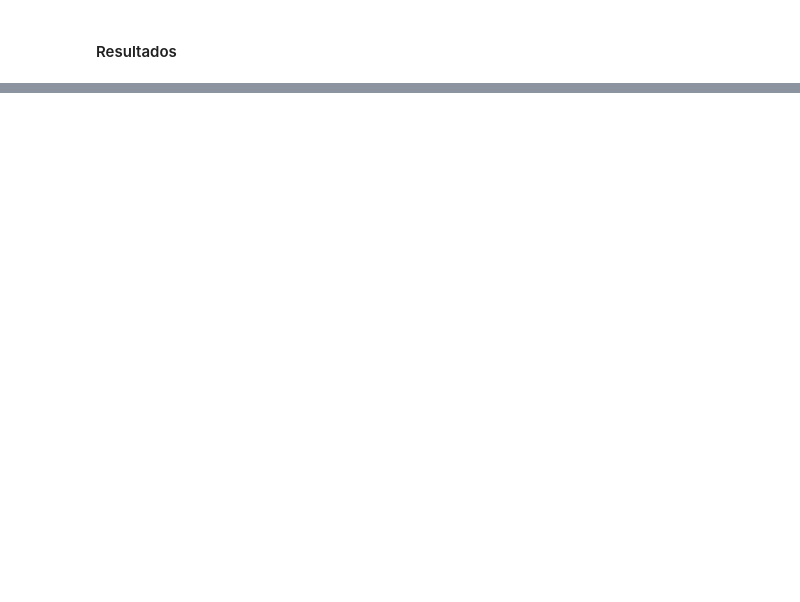
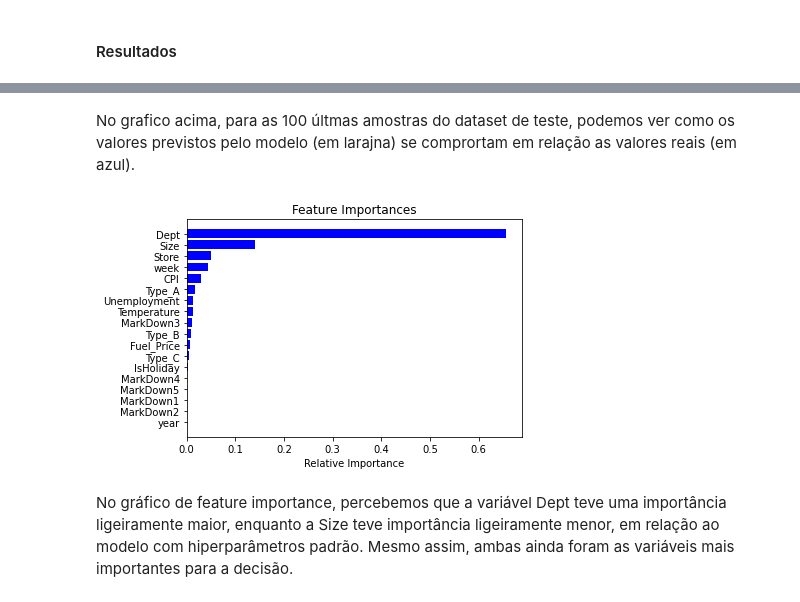
Before and after one commit to wesleydecezere/programa_ds_fc, a Jupyter notebook: Entrega 6 - Séries Temporais/Series_Temporais_Exercicio.ipynb, the cells around one changed output, grey strips where cells are left out. Drawn from its saved outputs; the diff is of its cells as text; code cells hidden in the pictures; blank space fills up the shorter version.

```diff
--- a/Entrega 6 - Séries Temporais/Series_Temporais_Exercicio.ipynb
+++ b/Entrega 6 - Séries Temporais/Series_Temporais_Exercicio.ipynb
@@ -530,0 +563,16 @@ R² Score: 0.946
+# %% [markdown]
+No grafico acima, para as 100 últmas amostras do dataset de teste, podemos ver como os valores previstos pelo modelo (em larajna) se comprortam em relação as valores reais (em azul).
+# %%
+features = X.columns
+importances = rf_model_cv_gs.feature_importances_
+indices = np.argsort(importances)
+
+plt.title('Feature Importances')
+plt.barh(range(len(indices)), importances[indices], color='b', align='center')
+plt.yticks(range(len(indices)), [features[i] for i in indices])
+plt.xlabel('Relative Importance')
+plt.show()
+# %% [output]
+[figure, added]
+# %% [markdown]
+No gráfico de feature importance, percebemos que a variável Dept teve uma importância ligeiramente maior, enquanto a Size teve importância ligeiramente menor, em relação ao modelo com hiperparâmetros padrão. Mesmo assim, ambas ainda foram as variáveis mais importantes para a decisão.
```
Also changed, not shown: parts of 26 cells of this notebook.
